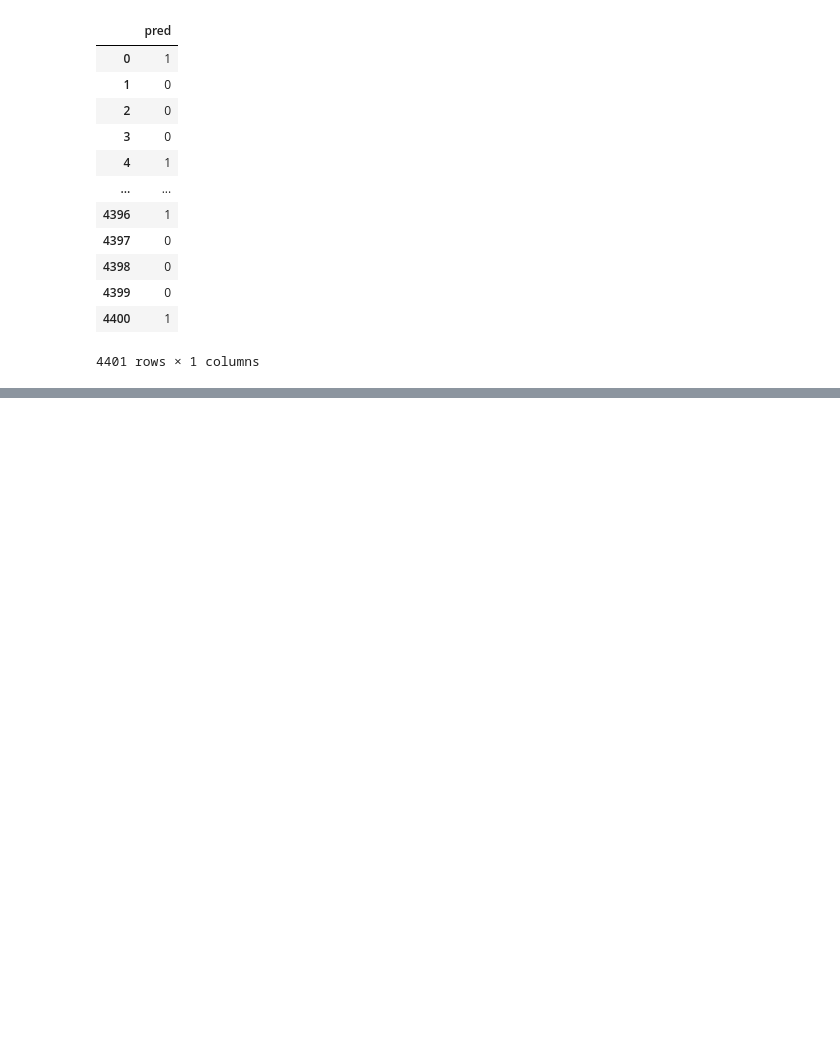
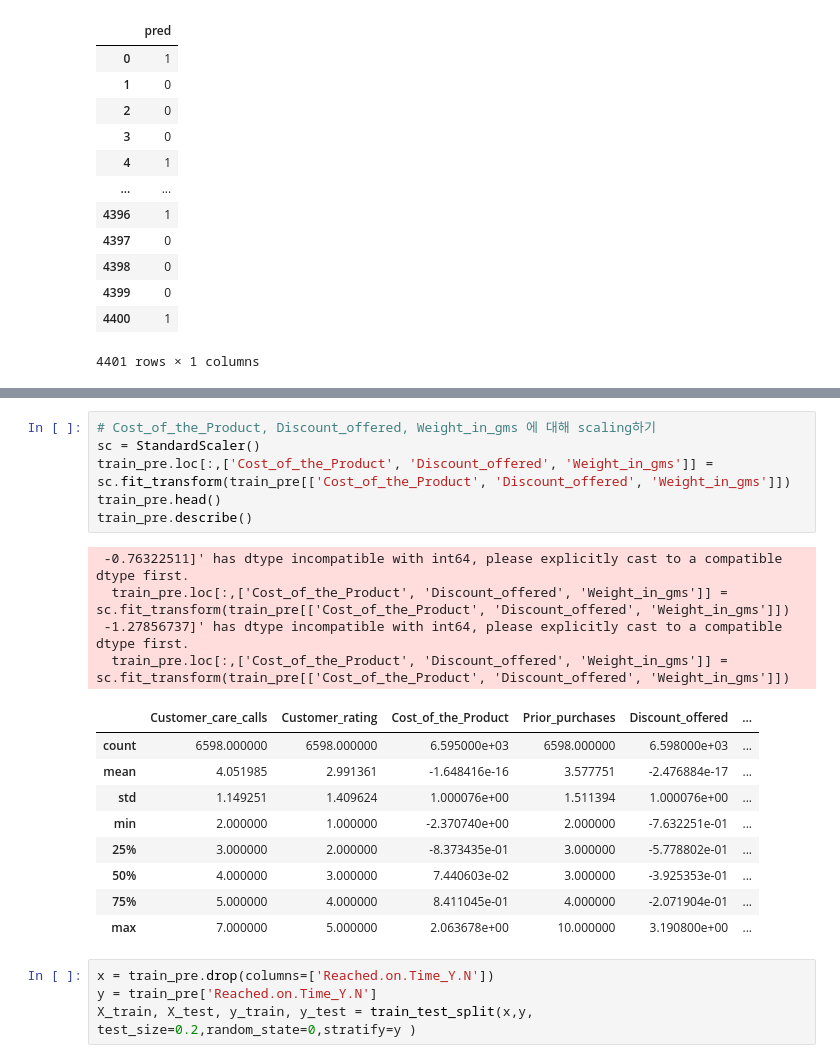
Before and after one commit to YEEUNco/bigdata_analysis, a Jupyter notebook: 기출2회차_2유형.ipynb, the cells around one changed output, grey strips where cells are left out. Drawn from its saved outputs; the diff is of its cells as text; blank space fills up the shorter version.

```diff
--- a/기출2회차_2유형.ipynb
+++ b/기출2회차_2유형.ipynb
@@ -500,0 +520,24 @@ train_pred =
+# %%
+# Cost_of_the_Product, Discount_offered, Weight_in_gms 에 대해 scaling하기
+sc = StandardScaler()
+train_pre.loc[:,['Cost_of_the_Product', 'Discount_offered', 'Weight_in_gms']] = sc.fit_transform(train_pre[['Cost_of_the_Product', 'Discount_offered', 'Weight_in_gms']])
+train_pre.head()
+train_pre.describe()
+# %% [output]
+ -0.76322511]' has dtype incompatible with int64, please explicitly cast to a compatible dtype first.
+  train_pre.loc[:,['Cost_of_the_Product', 'Discount_offered', 'Weight_in_gms']] = sc.fit_transform(train_pre[['Cost_of_the_Product', 'Discount_offered', 'Weight_in_gms']])
+ -1.27856737]' has dtype incompatible with int64, please explicitly cast to a compatible dtype first.
+  train_pre.loc[:,['Cost_of_the_Product', 'Discount_offered', 'Weight_in_gms']] = sc.fit_transform(train_pre[['Cost_of_the_Product', 'Discount_offered', 'Weight_in_gms']])
+|  | Customer_care_calls | Customer_rating | Cost_of_the_Product | Prior_purchases | Discount_offered | ... |
+| count | 6598.000000 | 6598.000000 | 6.595000e+03 | 6598.000000 | 6.598000e+03 | ... |
+| mean | 4.051985 | 2.991361 | -1.648416e-16 | 3.577751 | -2.476884e-17 | ... |
+| std | 1.149251 | 1.409624 | 1.000076e+00 | 1.511394 | 1.000076e+00 | ... |
+| min | 2.000000 | 1.000000 | -2.370740e+00 | 2.000000 | -7.632251e-01 | ... |
+| 25% | 3.000000 | 2.000000 | -8.373435e-01 | 3.000000 | -5.778802e-01 | ... |
+| 50% | 4.000000 | 3.000000 | 7.440603e-02 | 3.000000 | -3.925353e-01 | ... |
+| 75% | 5.000000 | 4.000000 | 8.411045e-01 | 4.000000 | -2.071904e-01 | ... |
+| max | 7.000000 | 5.000000 | 2.063678e+00 | 10.000000 | 3.190800e+00 | ... |
+# %%
+x = train_pre.drop(columns=['Reached.on.Time_Y.N'])
+y = train_pre['Reached.on.Time_Y.N']
+X_train, X_test, y_train, y_test = train_test_split(x,y, test_size=0.2,random_state=0,stratify=y )
```
Also changed, not shown: parts of 15 cells of this notebook.
